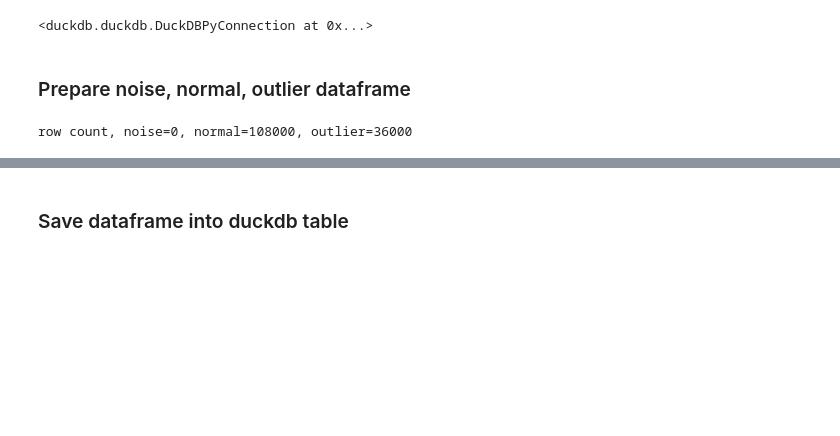
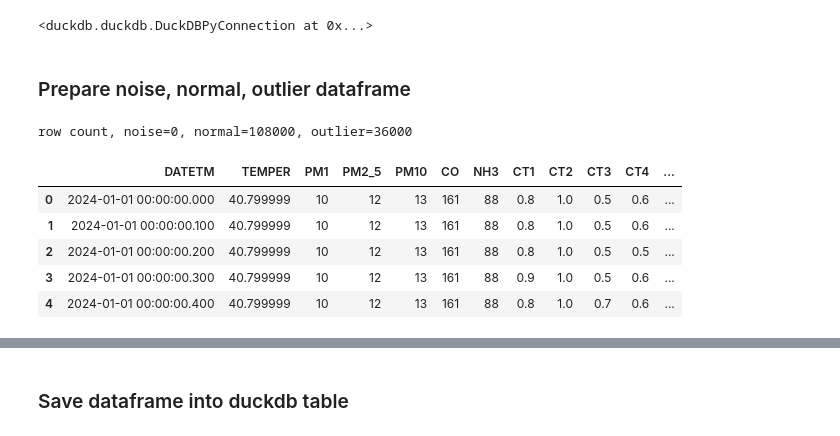
Before and after one commit to tkang007/ohtdata, a Jupyter notebook: oht2output.ipynb, the cells around one changed output, grey strips where cells are left out. Saved outputs shown, nothing was run; the diff lists cells and outputs as text; code cells hidden in the pictures; blank space fills up the shorter version.

```diff
--- a/oht2output.ipynb
+++ b/oht2output.ipynb
@@ -212,6 +217,15 @@ dfoutl = dfoutl.reset_index(drop=True)
 print(f"row count, noise={len(dfnoise)}, normal={len(dfnorm)}, outlier={len(dfoutl)}")
 # %% [output]
 row count, noise=0, normal=108000, outlier=36000
+# %%
+dfnorm.head()
+# %% [output]
+|  | DATETM | TEMPER | PM1 | PM2_5 | PM10 | CO | NH3 | CT1 | CT2 | CT3 | CT4 | ... |
+| 0 | 2024-01-01 00:00:00.000 | 40.799999 | 10 | 12 | 13 | 161 | 88 | 0.8 | 1.0 | 0.5 | 0.6 | ... |
+| 1 | 2024-01-01 00:00:00.100 | 40.799999 | 10 | 12 | 13 | 161 | 88 | 0.8 | 1.0 | 0.5 | 0.6 | ... |
+| 2 | 2024-01-01 00:00:00.200 | 40.799999 | 10 | 12 | 13 | 161 | 88 | 0.8 | 1.0 | 0.5 | 0.5 | ... |
+| 3 | 2024-01-01 00:00:00.300 | 40.799999 | 10 | 12 | 13 | 161 | 88 | 0.9 | 1.0 | 0.5 | 0.6 | ... |
+| 4 | 2024-01-01 00:00:00.400 | 40.799999 | 10 | 12 | 13 | 161 | 88 | 0.8 | 1.0 | 0.7 | 0.6 | ... |
 # %%
 # data before outlier updating
 dfoutl.head()
```
Also changed, not shown: parts of 14 cells of this notebook, 29 other files.
